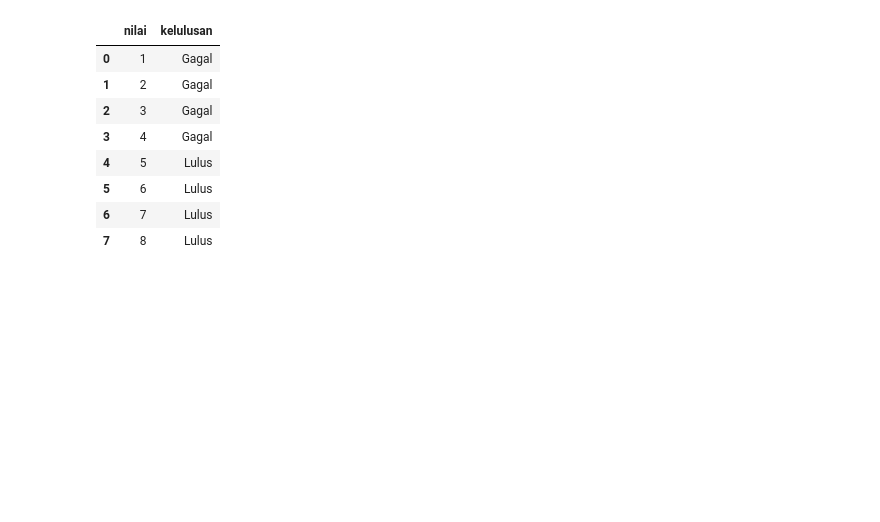
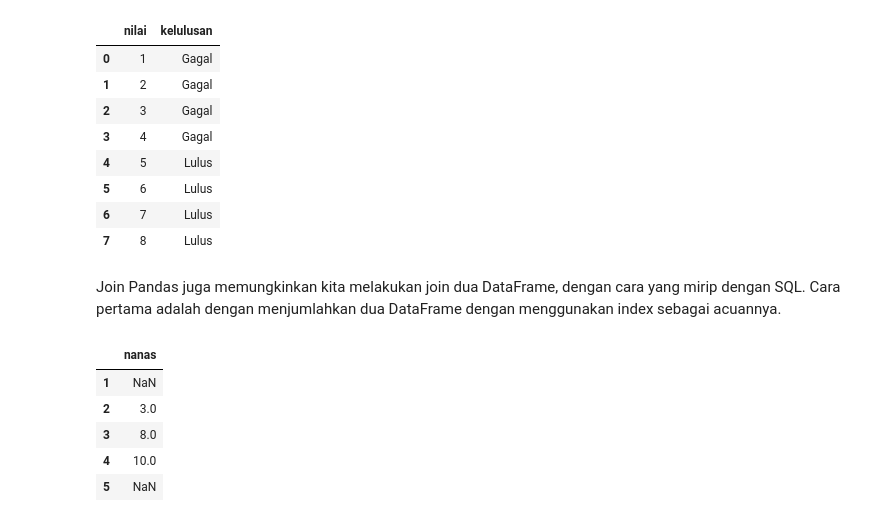
Before and after one commit to yudhaputraa/Machine_Learning, a Jupyter notebook: belajar_pandas.ipynb, the cells around one changed output. Drawn from its saved outputs; the diff is of its cells as text; code cells hidden in the pictures; blank space fills up the shorter version.

```diff
--- a/belajar_pandas.ipynb
+++ b/belajar_pandas.ipynb
@@ -300,3 +300,22 @@ utk mencegah proses pembacaan file yg terlalu panjang atau tdk cukup
 masuk ke memory komputer yg tersedia.
 """
 # df1 = pd.read_csv("C:\\nama_file.csv", names=['a','b','c'], nrows=1000)
+# %% [markdown]
+Join
+Pandas juga memungkinkan kita melakukan join dua DataFrame, dengan cara yang mirip dengan SQL. Cara pertama adalah dengan menjumlahkan dua DataFrame dengan menggunakan index sebagai acuannya.
+# %%
+"""
+terdapat dua buah DataFrame, yaitu df1 dan df2 yg
+dijumblahkan sehingga menghasilkan df3
+"""
+df1 = pd.DataFrame([4,2,5,1], columns=['nanas'], index=[1,2,3,4])
+df2 = pd.DataFrame([1,3,9,6], columns=['nanas'], index=[2,3,4,5])
+df3 = df2 + df1
+df3
+# %% [output]
+|  | nanas |
+| 1 | NaN |
+| 2 | 3.0 |
+| 3 | 8.0 |
+| 4 | 10.0 |
+| 5 | NaN |
```
Also changed, not shown: parts of 5 cells of this notebook, 2 other files.
